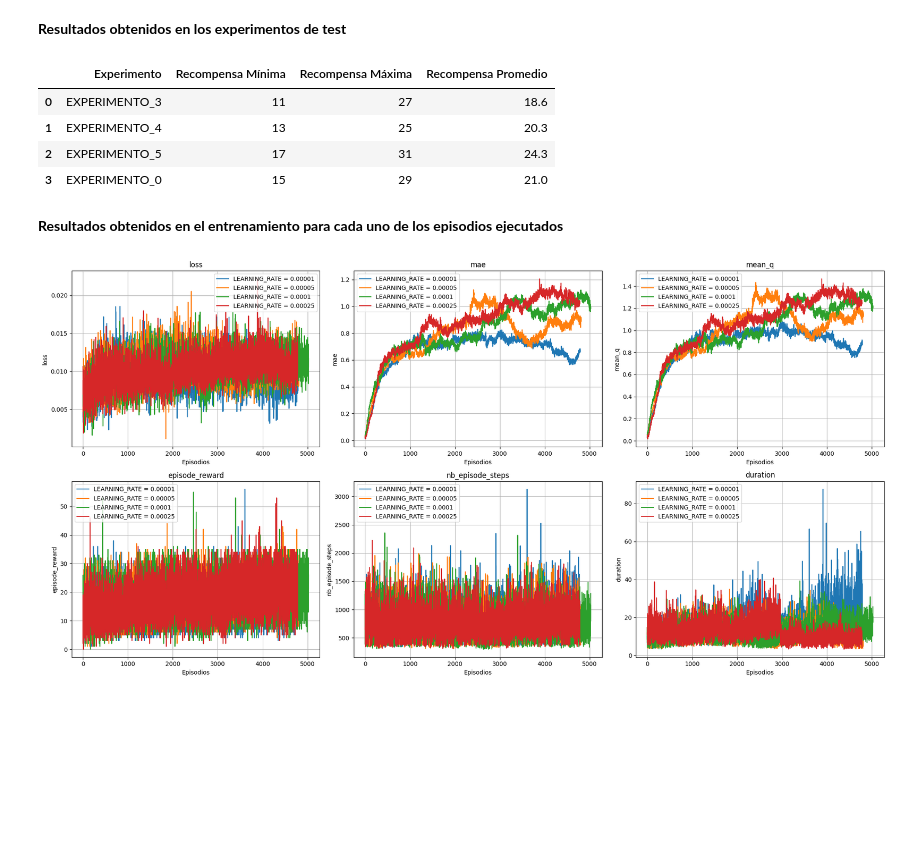
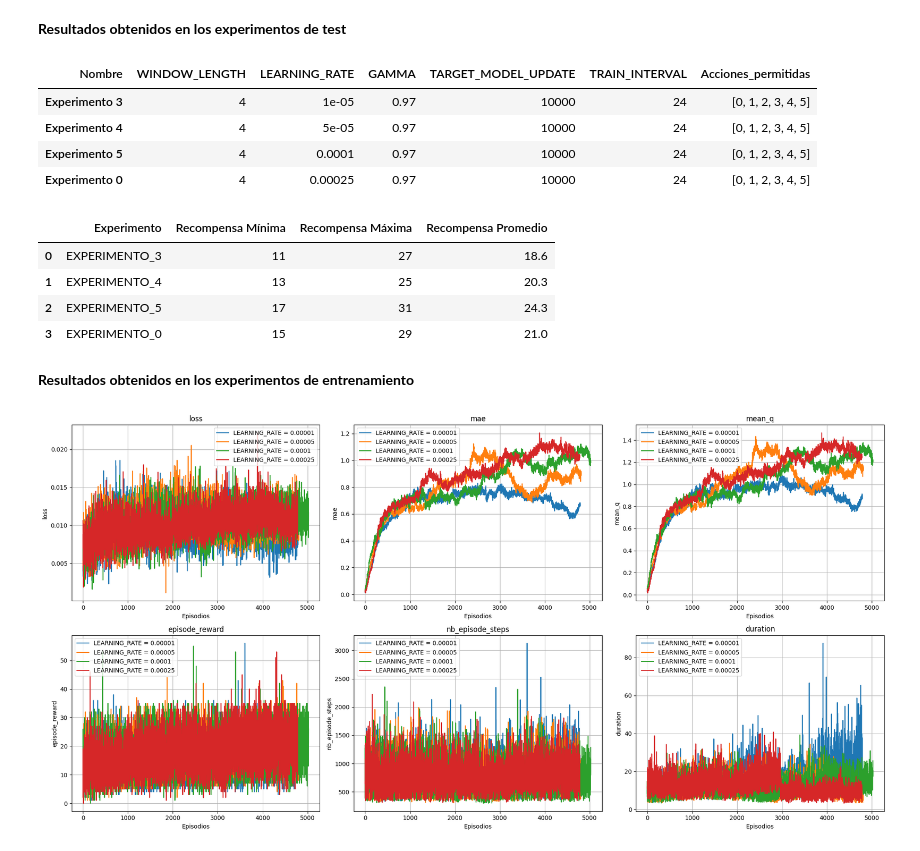
Before and after one commit to galianamerino/08_MIAR_Proyecto_practico_G17, a Jupyter notebook: codigo/Proyecto_practico_v9.ipynb, the cells around one changed output. Drawn from its saved outputs; the diff is of its cells as text; code cells hidden in the pictures; blank space fills up the shorter version.

```diff
--- a/codigo/Proyecto_practico_v9.ipynb
+++ b/codigo/Proyecto_practico_v9.ipynb
@@ -1445,3 +1446,45 @@ def plot_avg_experiments(experiments, fields_to_plot):
+# %%
+
+
+def comparar_hiperparametros(experiments_test):
+    """
+    Lee archivos 'hiperparametros.csv' desde varios experimentos y
+    muestra una tabla comparativa bonita usando display().
+
+    Oculta algunos parámetros que no se desean mostrar.
+    """
+    tabla_final = pd.DataFrame()
+
+    for _, ruta_experimento in experiments_test.items():
+        nombre_carpeta = os.path.basename(ruta_experimento)
+        nombre_experimento = nombre_carpeta.replace("_", " ").capitalize()
+
+        ruta_csv = os.path.join(ruta_experimento, "hiperparametros.csv")
+
+        if not os.path.exists(ruta_csv):
+            print(f"⚠️ Archivo no encontrado: {ruta_csv}")
+            continue
+
+        try:
+            df = pd.read_csv(ruta_csv, sep=None, engine='python')
+            df.columns = ['Nombre', 'Valor']
+            df.set_index('Nombre', inplace=True)
+
+            tabla_final[nombre_experimento] = df['Valor']
+        except Exception as e:
+            print(f"❌ Error al procesar {ruta_csv}: {e}")
+
+    # Transponer: experimentos como filas
+    tabla_final = tabla_final.T
+
+    # ❌ Parámetros que no se quieren mostrar
+    parametros_a_ocultar = ["INPUT_SHAPE", "NB_STEPS_WARMUP", "REPLAY_MEMORY","BATCH_SIZE","DELTA_CLIP"]
+    tabla_final = tabla_final.drop(columns=parametros_a_ocultar, errors='ignore')
+
+    # 👁️ Mostrar de forma bonita
+    display(tabla_final)
+
+    return tabla_final
 # %% [markdown]
 **Función para representar en una tabla los resultados obtenidos entre varios experimentos**
 # %%
@@ -1630,22 +1683,30 @@ LEARNING_RATE = 0.00025 (Valor por defecto, Experimento 0)
 # %%
 
 experiments_test = {
     "LEARNING_RATE = 0.00001": os.path.join(drive_root, "experimento_3"),
     "LEARNING_RATE = 0.00005": os.path.join(drive_root, "experimento_4"),
     "LEARNING_RATE = 0.0001": os.path.join(drive_root, "experimento_5"),
     "LEARNING_RATE = 0.00025": os.path.join(drive_root, "experimento_0")
    }
 
+comparar_hiperparametros(experiments_test)
+print("\n\n")
+
 df_resultados_test = resumen_test_multiple_desde_csv(experiments_test)
 display(df_resultados_test)
 # %% [output]
-|  | Experimento | Recompensa Mínima | Recompensa Máxima | Recompensa Promedio |
-| 0 | EXPERIMENTO_3 | 11 | 27 | 18.6 |
-| 1 | EXPERIMENTO_4 | 13 | 25 | 20.3 |
-| 2 | EXPERIMENTO_5 | 17 | 31 | 24.3 |
-| 3 | EXPERIMENTO_0 | 15 | 29 | 21.0 |
+| Nombre | WINDOW_LENGTH | LEARNING_RATE | GAMMA | TARGET_MODEL_UPDATE | TRAIN_INTERVAL | Acciones_permitidas |
+| Experimento 3 | 4 | 1e-05 | 0.97 | 10000 | 24 | [0, 1, 2, 3, 4, 5] |
+| Experimento 4 | 4 | 5e-05 | 0.97 | 10000 | 24 | [0, 1, 2, 3, 4, 5] |
+| Experimento 5 | 4 | 0.0001 | 0.97 | 10000 | 24 | [0, 1, 2, 3, 4, 5] |
+| Experimento 0 | 4 | 0.00025 | 0.97 | 10000 | 24 | [0, 1, 2, 3, 4, 5] |
+|  | Experimento | Recompensa Mínima | Recompensa Máxima | Recompensa Promedio |
+| 0 | EXPERIMENTO_3 | 11 | 27 | 18.6 |
+| 1 | EXPERIMENTO_4 | 13 | 25 | 20.3 |
+| 2 | EXPERIMENTO_5 | 17 | 31 | 24.3 |
+| 3 | EXPERIMENTO_0 | 15 | 29 | 21.0 |
 # %% [markdown]
-**Resultados obtenidos en el entrenamiento para cada uno de los episodios ejecutados**
+**Resultados obtenidos en los experimentos de entrenamiento**
 # %%
 from glob import glob
 
```
Also changed, not shown: parts of 25 cells of this notebook.
